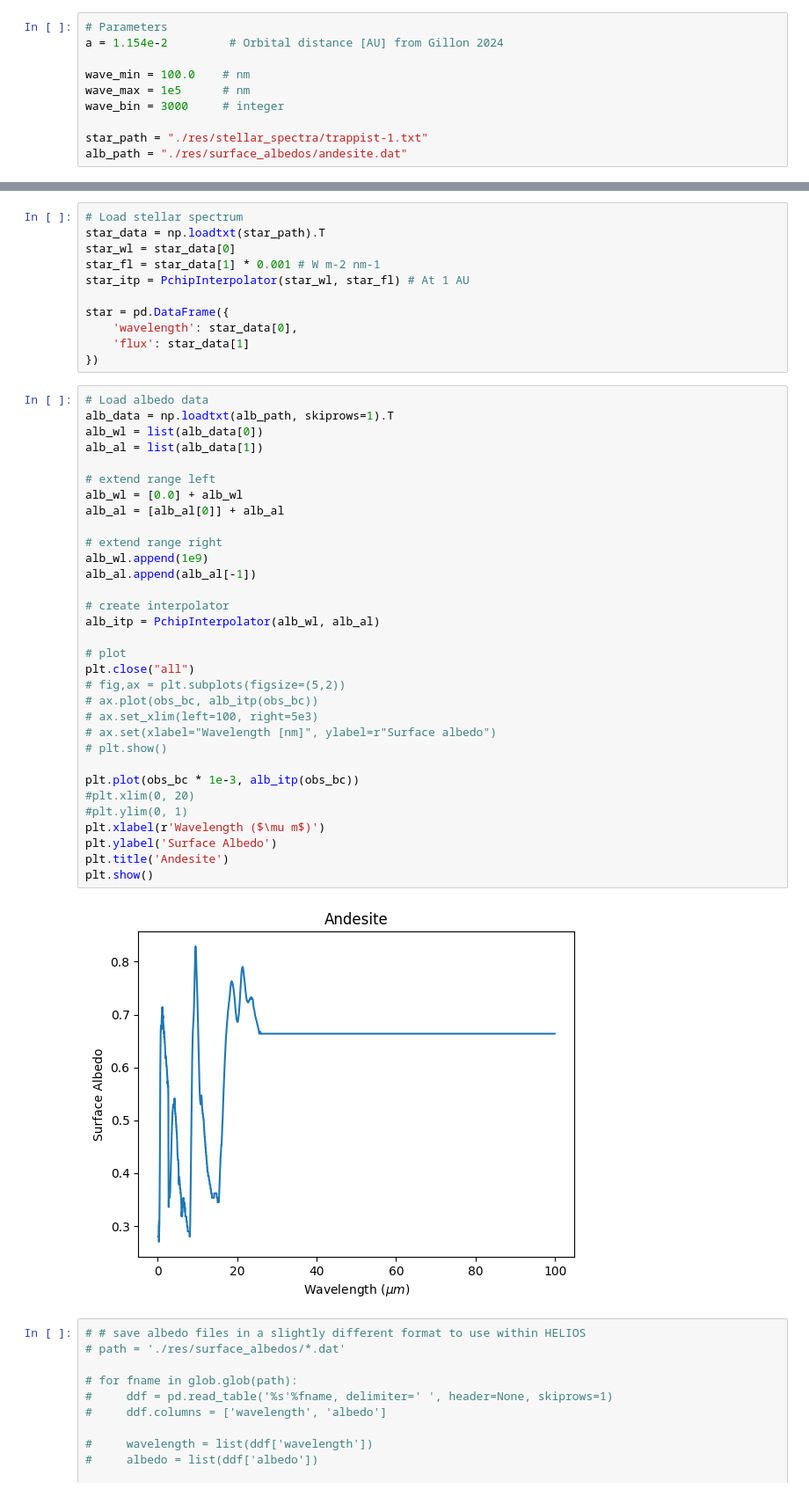
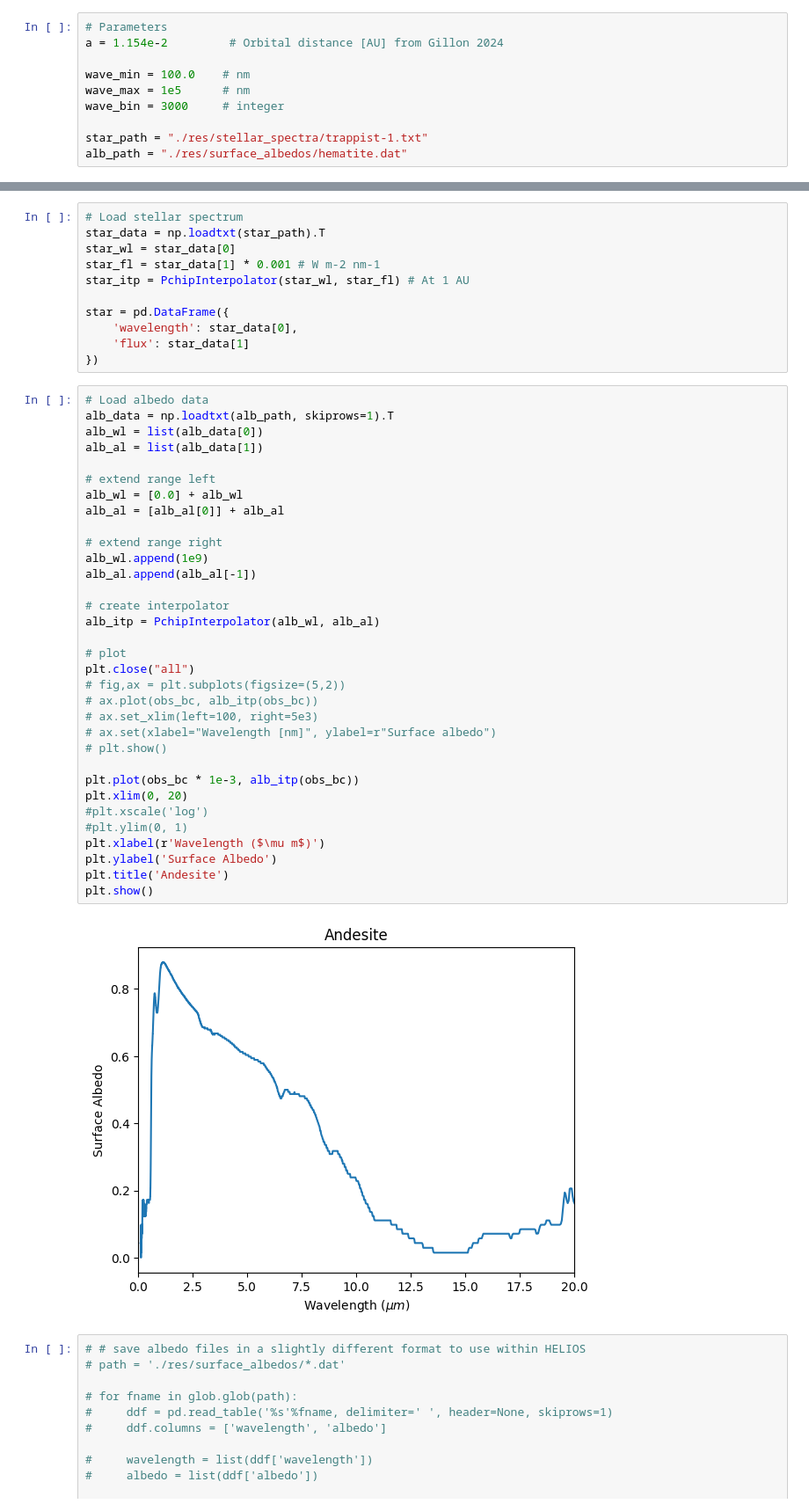
Before and after one commit to milliebutspace/AGNI, a Jupyter notebook: misc/utilities/bare_rock_model.ipynb, the cells around one changed output, grey strips where cells are left out. Shown at 88% size. Cells and saved outputs as stored; diff of their text form.

```diff
--- a/misc/utilities/bare_rock_model.ipynb
+++ b/misc/utilities/bare_rock_model.ipynb
@@ -31,7 +31,7 @@ wave_max = 1e5      # nm
 wave_bin = 3000     # integer
 
 star_path = "./res/stellar_spectra/trappist-1.txt"
-alb_path = "./res/surface_albedos/andesite.dat"
+alb_path = "./res/surface_albedos/hematite.dat"
 # %%
 # Setup wavelength grid for calculation
 obs_pts = np.logspace(np.log10(wave_min), np.log10(wave_max), wave_bin)
@@ -53,35 +53,36 @@ star = pd.DataFrame({
 alb_data = np.loadtxt(alb_path, skiprows=1).T
 alb_wl = list(alb_data[0])
 alb_al = list(alb_data[1])
 
 # extend range left
 alb_wl = [0.0] + alb_wl
 alb_al = [alb_al[0]] + alb_al
 
 # extend range right
 alb_wl.append(1e9)
 alb_al.append(alb_al[-1])
 
 # create interpolator
 alb_itp = PchipInterpolator(alb_wl, alb_al)
 
 # plot
 plt.close("all")
 # fig,ax = plt.subplots(figsize=(5,2))
 # ax.plot(obs_bc, alb_itp(obs_bc))
 # ax.set_xlim(left=100, right=5e3)
 # ax.set(xlabel="Wavelength [nm]", ylabel=r"Surface albedo")
 # plt.show()
 
 plt.plot(obs_bc * 1e-3, alb_itp(obs_bc))
-#plt.xlim(0, 20)
+plt.xlim(0, 20)
+#plt.xscale('log')
 #plt.ylim(0, 1)
 plt.xlabel(r'Wavelength ($\mu m$)')
 plt.ylabel('Surface Albedo')
 plt.title('Andesite')
 plt.show()
 # %% [output]
-[figure, old version]
+[figure, new version]
 # %%
 # # save albedo files in a slightly different format to use within HELIOS
 # path = './res/surface_albedos/*.dat'
```
